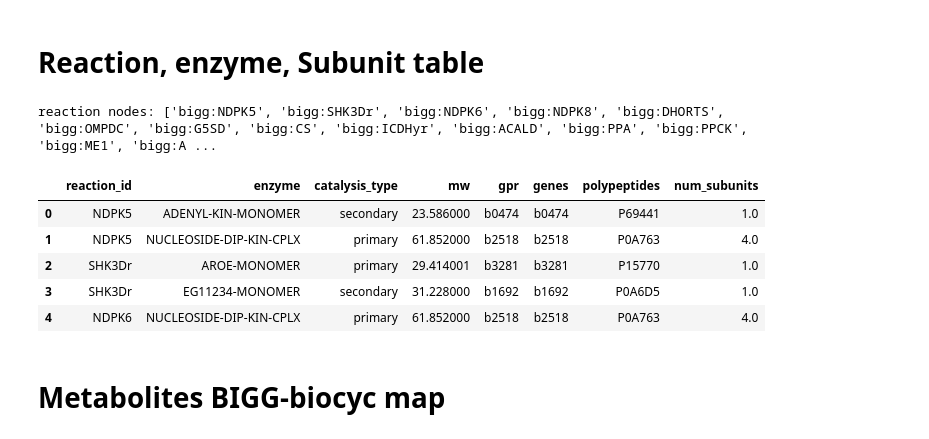
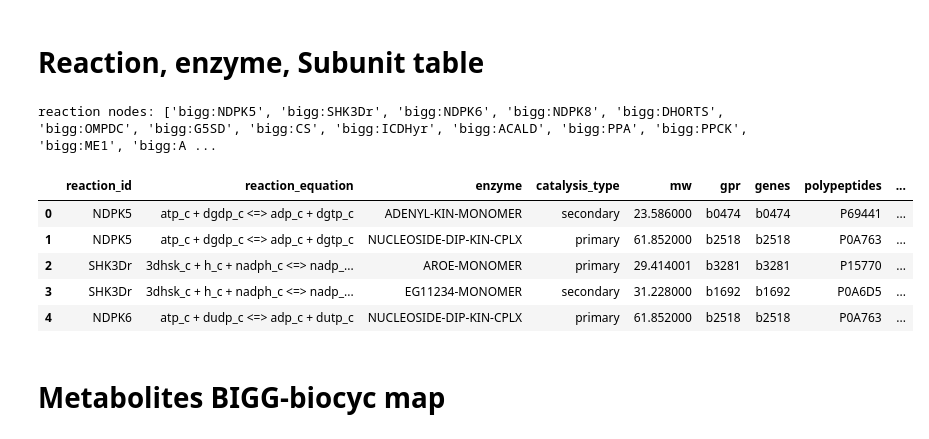
Before and after one commit to marco-corrao/iCH360_paper, a Jupyter notebook: Model/model_tables/generate_model_tables.ipynb, the cells around one changed output. Saved outputs shown, nothing was run; the diff lists cells and outputs as text; code cells hidden in the pictures.

```diff
--- a/Model/model_tables/generate_model_tables.ipynb
+++ b/Model/model_tables/generate_model_tables.ipynb
@@ -13,7 +13,7 @@ The following script generates a number of tables parsed directly from the SBML
 ### Load SBML Model and Graph
 # %%
 model=cobra.io.read_sbml_model('../iCH360/Escherichia_coli_iCH360.xml')
-graph=nx.read_gml('../../Knowledge_graph/ich360_graph.gml')
+graph=nx.read_gml('../../Knowledge_Graph/ich360_graph.gml')
 # %% [output]
 Set parameter Username
 Academic license - for non-commercial use only - expires 2025-03-12
@@ -76,39 +76,40 @@ print(f'reaction nodes: {reaction_nodes}')
 
 parsed=[]
 
 for reaction_node in reaction_nodes:
       isoenzymes=[node for node in graph.successors(reaction_node) if graph.edges[reaction_node,node]['type']=='catalysis']
 
       for enzyme_id in isoenzymes:
             mw=graph.nodes[enzyme_id]['mw']
             gpr=graph_utils.compute_node_gpr(graph, enzyme_id)
             genes=graph_utils.genes_in_gpr(gpr)
             num_subunits=(graph_utils.number_of_pp_subunits(graph,enzyme_id))
             polypeptides=[graph_utils.bnum2uniprot(graph, g) for g in genes if g !='s0001']
             new_row={
                     'reaction_id':reaction_node.replace('bigg:',''),
+                    'reaction_equation':model.reactions.get_by_id(reaction_node.replace('bigg:','')).build_reaction_string(),
                     'enzyme':enzyme_id,
                     'catalysis_type':graph.edges[reaction_node,enzyme_id]['subtype'],
                     'mw':mw,
                     'gpr':gpr,
                     'genes':(','.join(genes)),
                     'polypeptides':(','.join(polypeptides)),
                     'num_subunits':num_subunits
                 }
             parsed.append(new_row)
 
 #Write
 parsed_df=pd.DataFrame([pd.Series(row) for row in parsed])
 parsed_df.to_csv('reaction_enzymes_subunits.csv', index=False)
 parsed_df.head()
 # %% [output]
 reaction nodes: ['bigg:NDPK5', 'bigg:SHK3Dr', 'bigg:NDPK6', 'bigg:NDPK8', 'bigg:DHORTS', 'bigg:OMPDC', 'bigg:G5SD', 'bigg:CS', 'bigg:ICDHyr', 'bigg:ACALD', 'bigg:PPA', 'bigg:PPCK', 'bigg:ME1', 'bigg:A ...
-|  | reaction_id | enzyme | catalysis_type | mw | gpr | genes | polypeptides | num_subunits |
-| 0 | NDPK5 | ADENYL-KIN-MONOMER | secondary | 23.586000 | b0474 | b0474 | P69441 | 1.0 |
-| 1 | NDPK5 | NUCLEOSIDE-DIP-KIN-CPLX | primary | 61.852000 | b2518 | b2518 | P0A763 | 4.0 |
-| 2 | SHK3Dr | AROE-MONOMER | primary | 29.414001 | b3281 | b3281 | P15770 | 1.0 |
-| 3 | SHK3Dr | EG11234-MONOMER | secondary | 31.228000 | b1692 | b1692 | P0A6D5 | 1.0 |
-| 4 | NDPK6 | NUCLEOSIDE-DIP-KIN-CPLX | primary | 61.852000 | b2518 | b2518 | P0A763 | 4.0 |
+|  | reaction_id | reaction_equation | enzyme | catalysis_type | mw | gpr | genes | polypeptides | ... |
+| 0 | NDPK5 | atp_c + dgdp_c <=> adp_c + dgtp_c | ADENYL-KIN-MONOMER | secondary | 23.586000 | b0474 | b0474 | P69441 | ... |
+| 1 | NDPK5 | atp_c + dgdp_c <=> adp_c + dgtp_c | NUCLEOSIDE-DIP-KIN-CPLX | primary | 61.852000 | b2518 | b2518 | P0A763 | ... |
+| 2 | SHK3Dr | 3dhsk_c + h_c + nadph_c <=> nadp_... | AROE-MONOMER | primary | 29.414001 | b3281 | b3281 | P15770 | ... |
+| 3 | SHK3Dr | 3dhsk_c + h_c + nadph_c <=> nadp_... | EG11234-MONOMER | secondary | 31.228000 | b1692 | b1692 | P0A6D5 | ... |
+| 4 | NDPK6 | atp_c + dudp_c <=> adp_c + dutp_c | NUCLEOSIDE-DIP-KIN-CPLX | primary | 61.852000 | b2518 | b2518 | P0A763 | ... |
 # %%
 model_genes={'bnum':[],'uniprot':[],'name':[],'biocyc_id':[]}
 for node_id in graph.nodes():
```
Also changed, not shown: 3 other files.
